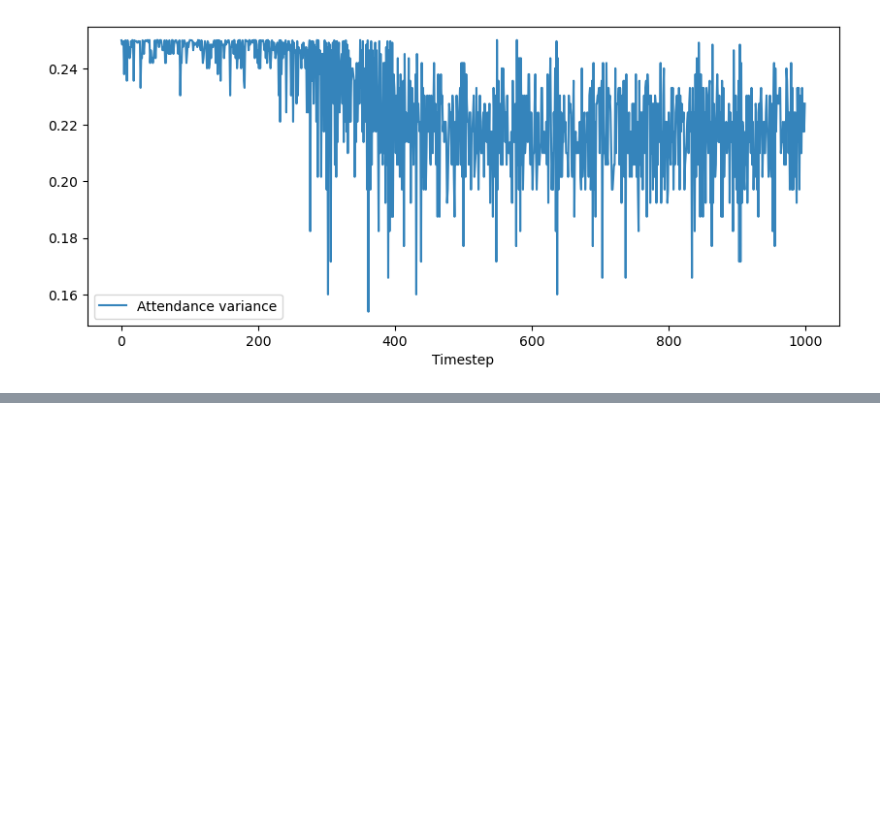
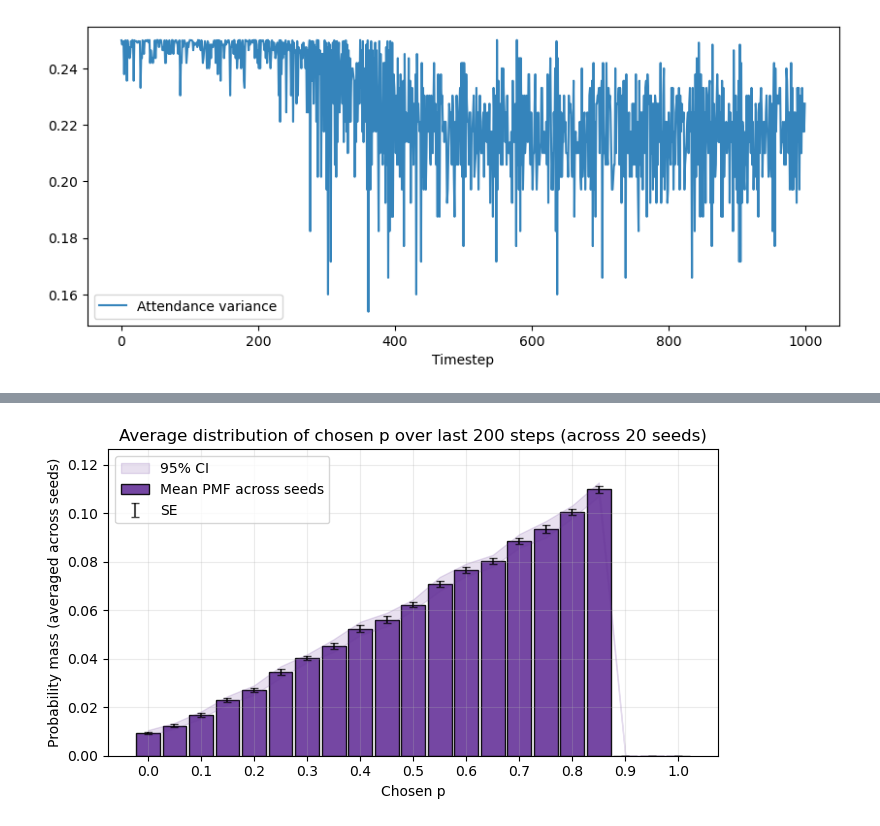
Before and after one commit to DragonsAreFuckingCool/discrete-probability-multi-agent-reinforcement-learning, a Jupyter notebook: IndividualPunishment.ipynb, the cells around one changed output, grey strips where cells are left out. Saved outputs shown, nothing was run; the diff lists cells and outputs as text; code cells hidden in the pictures; blank space fills up the shorter version.

Commit message:
Seed averages plotted

```diff
--- a/IndividualPunishment.ipynb
+++ b/IndividualPunishment.ipynb
@@ -73,7 +73,7 @@ def make_state(A):
 def run_discrete_prob_rl(G=G, S=S, F=F, N=N, C=C, T=T, M=M, lr=LR, gamma=GAMMA,
                          tau_start=TAU_START, tau_min=TAU_MIN,
                          rho=rho, alpha=alpha, beta=beta, bar_theta=bar_theta,
-                         theta_cap=theta_cap, k_init=K_INIT, SEED = SEED):
+                         theta_cap=theta_cap, k_init=K_INIT):
 
     """Discrete-probability RL model"""
     Q_tables = [dict() for _ in range(N)] #makes N dicts - each maps the discreate state representet as a Q-vector of length M+1.
@@ -229,7 +229,7 @@ def run_discrete_prob_rl(G=G, S=S, F=F, N=N, C=C, T=T, M=M, lr=LR, gamma=GAMMA,
 res = run_discrete_prob_rl(G=G, S=S, F=F, N=N, C=C, T=1000, M=M, lr=LR, gamma=GAMMA,
                                tau_start=TAU_START, tau_min=TAU_MIN,
                          rho=rho, alpha=alpha, beta=beta, bar_theta=bar_theta,
-                         theta_cap=theta_cap, k_init=K_INIT, SEED = SEED)
+                         theta_cap=theta_cap, k_init=K_INIT)
 
 
 att_rl = res["attendance_ts"]
@@ -1040,0 +1279,86 @@ plt.show()
+# %%
+import numpy as np
+import matplotlib.pyplot as plt
+from scipy import stats
+
+# ---------- Parameters ----------
+final_window = 200        # how many final timesteps to collect from each run
+# `runs` should be a list of return-dicts (len = R)
+# each run dict must contain "chosen_history" (shape (T, N)) and M (global)
+# If you don't have M in scope, set M = <your M>
+# ----------
+
+def average_p_distribution_across_seeds(runs, M, final_window=200, ci=False):
+    """
+    Compute average discrete distribution (PMF) of chosen p across runs.
+    Each run's PMF is computed from its chosen_history last `final_window` rows,
+    flattened over agents and timesteps. We normalize to a PMF (sum=1), then
+    average the PMFs across runs.
+    Returns:
+      p_centers: array shape (M+1,) of p values (k/M)
+      mean_pmf:  array shape (M+1,) mean probability mass per p
+      se_pmf:    array shape (M+1,) standard error across runs (or None if ci=False)
+      ci_low, ci_high: 95% CI arrays if ci=True
+    """
+    pmfs = []
+    for r in runs:
+        ch = np.asarray(r["chosen_history"])    # shape (T, N)
+        T = ch.shape[0]
+        w = min(final_window, T)
+        flat_idxs = ch[-w:, :].flatten().astype(int)  # indices 0..M
+        # histogram counts for indices 0..M
+        counts = np.bincount(flat_idxs, minlength=M+1).astype(float)
+        if counts.sum() == 0:
+            pmf = np.ones(M+1) / (M+1)  # fallback uniform if no data
+        else:
+            pmf = counts / counts.sum()  # normalize to PMF
+        pmfs.append(pmf)
+
+    pmfs = np.stack(pmfs, axis=0)  # shape (R, M+1)
+    mean_pmf = pmfs.mean(axis=0)
+    se_pmf = pmfs.std(axis=0, ddof=1) / np.sqrt(pmfs.shape[0]) if pmfs.shape[0] > 1 else np.zeros_like(mean_pmf)
+
+    if ci and pmfs.shape[0] > 1:
+        tval = stats.t.ppf(0.975, df=pmfs.shape[0]-1)
+        ci_low = mean_pmf - tval * se_pmf
+        ci_high = mean_pmf + tval * se_pmf
+        # Clip to [0,1]
+        ci_low = np.clip(ci_low, 0, 1)
+        ci_high = np.clip(ci_high, 0, 1)
+    else:
+        ci_low = None
+        ci_high = None
+
+    p_centers = np.arange(M+1) / float(M)
+
+    return p_centers, mean_pmf, se_pmf, ci_low, ci_high
+
+# ---------- Example plotting ----------
+# ensure `runs` exists (list of dicts) and M is available
+p_centers, mean_pmf, se_pmf, ci_low, ci_high = average_p_distribution_across_seeds(runs, M=M, final_window=final_window, ci=True)
+
+print(p_centers, mean_pmf)
+plt.figure(figsize=(7, 4))
+
+# bar plot of the mean PMF
+plt.bar(p_centers, mean_pmf, width=1.0/M*0.9, align='center',
+        color='rebeccapurple', edgecolor='black', alpha=0.9, label='Mean PMF across seeds')
+
+# optional: error bars (standard error)
+plt.errorbar(p_centers, mean_pmf, yerr=se_pmf, fmt='none', ecolor='black', alpha=0.7, capsize=3, label='SE')
+
+# optional: 95% CI shading
+if ci_low is not None:
+    plt.fill_between(p_centers, ci_low, ci_high, color='rebeccapurple', alpha=0.15, label='95% CI')
+
+plt.xlabel("Chosen p")
+plt.ylabel("Probability mass (averaged across seeds)")
+plt.xticks(p_centers)
+plt.title(f"Average distribution of chosen p over last {final_window} steps (across {len(runs)} seeds)")
+plt.xticks(np.linspace(0, 1, 11))
+plt.ylim(0, mean_pmf.max() * 1.15)
+plt.legend()
+plt.grid(alpha=0.25)
+plt.tight_layout()
+plt.show()
+# %% [output]
@@ -1040,0 +1369 @@ plt.show()
+[figure, added]
```
Also changed, not shown: parts of 3 cells of this notebook, 1 other file.
